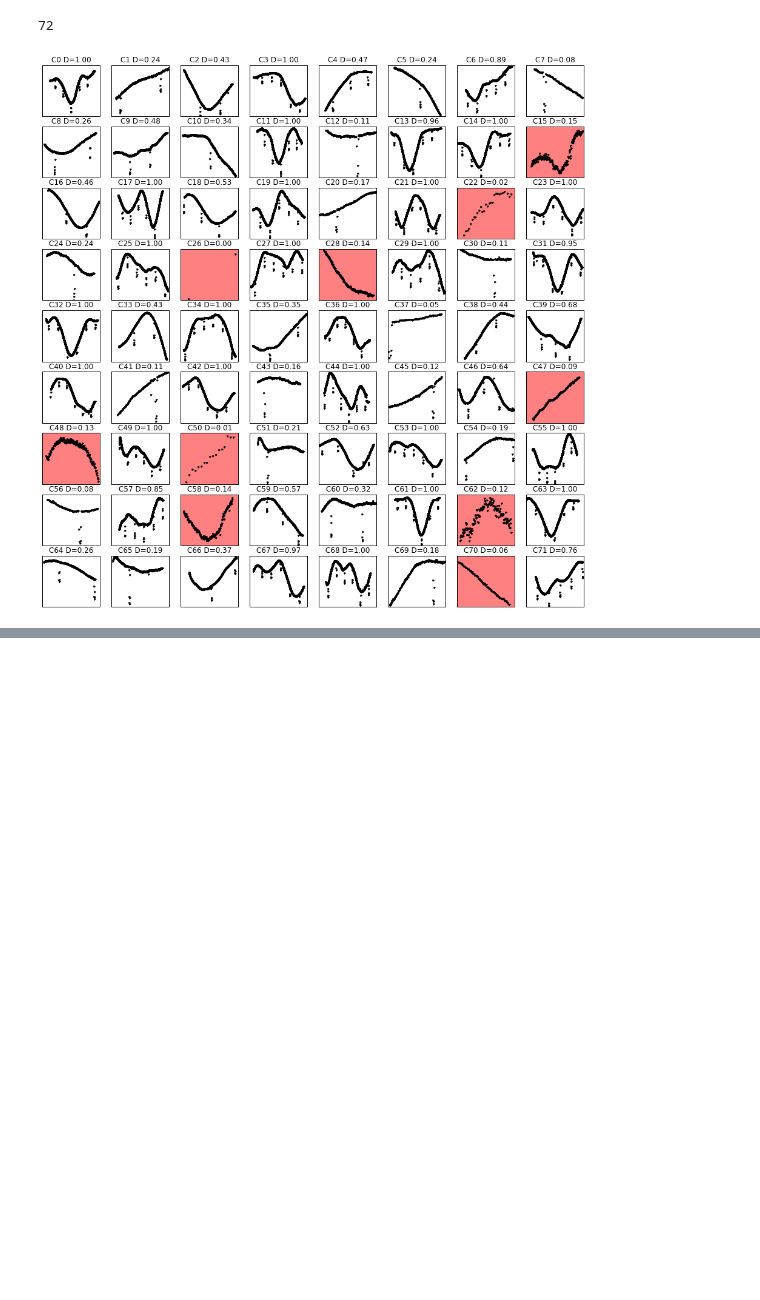
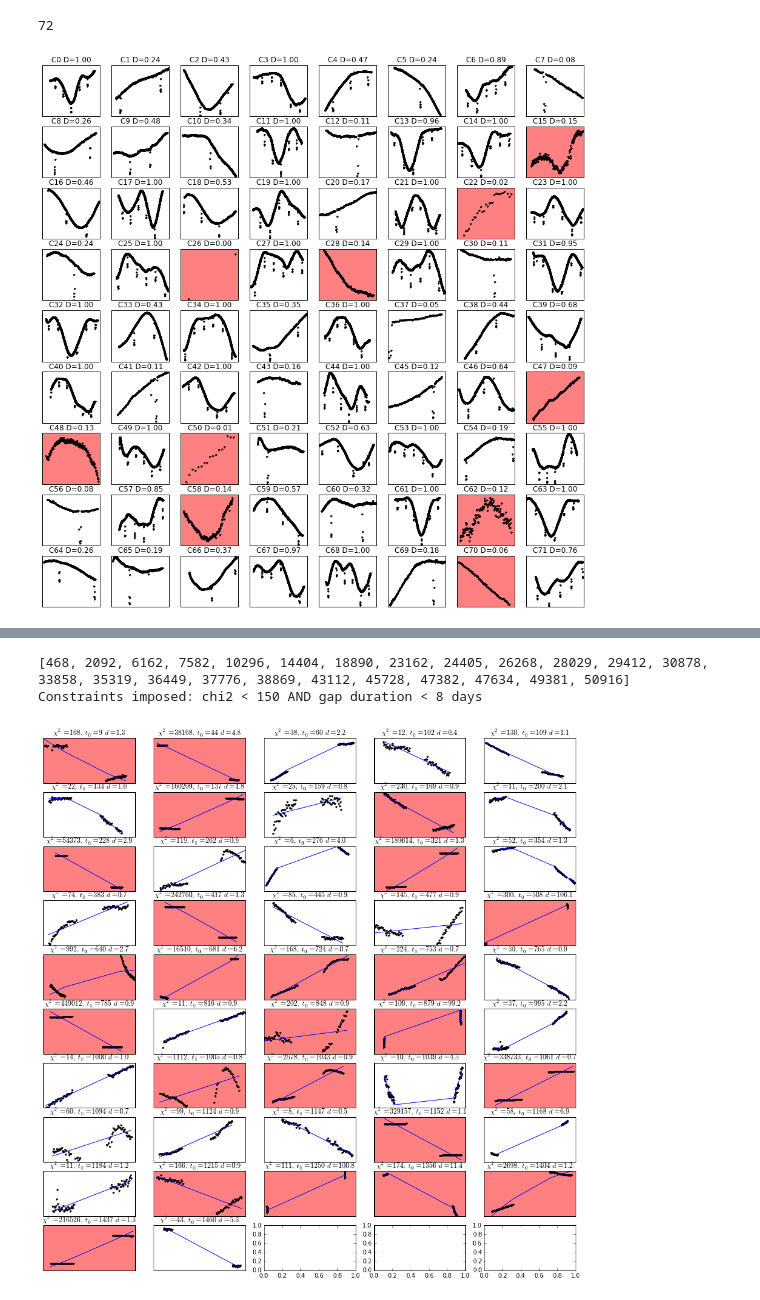
Before and after one commit to bmorris3/hat-11, a Jupyter notebook: data/chunking.ipynb, the cells around one changed output, grey strips where cells are left out. Cells and saved outputs as stored; diff of their text form; code cells hidden in the pictures; blank space fills up the shorter version.

Commit message:
Splitting the Kepler lightcurve into chunks

```diff
--- a/data/chunking.ipynb
+++ b/data/chunking.ipynb
@@ -146,0 +150,76 @@ plt.show()
+# %%
+n_segments = 5
+ignore_last = 12
+sort_by_time = np.argsort(long_lc.times.jd)
+
+dt = np.diff(long_lc.times.jd[sort_by_time])
+two_hour_gaps = np.argwhere(dt > 4./24)
+gap_duration = dt[two_hour_gaps].T[0]
+gap_times = long_lc.times.jd[sort_by_time][two_hour_gaps].T[0]
+
+# Now that gap times are identified, mask out transits during fits!
+
+import warnings
+warnings.simplefilter('ignore', np.RankWarning)
+
+gap_chi2 = np.zeros_like(gap_times)
+n_points_near_gap = 70
+fit_order = 2
+t_fits = []
+f_fits = []
+model_fits = []
+for i, t_gap in enumerate(gap_times):
+    # Identify the index before the gap
+    gap_ind = np.argwhere(long_lc.times.jd[sort_by_time] == t_gap)[0]
+    # Identify the n_points_near_gap nearest to gap_ind
+    nearest_inds = gap_ind + np.arange(-n_points_near_gap/2, n_points_near_gap/2)
+    # Mask out the transits in the time range:
+    transit_model = generate_fiducial_model_lc_short(long_lc.times.jd[sort_by_time][nearest_inds],
+                                                     2454605.89167, 0.00348,
+                                                     0.1029, 0.295)
+    out_of_transit = np.argwhere(transit_model == 1).T[0]
+
+    t_fits.append(long_lc.times.jd[sort_by_time][nearest_inds][out_of_transit])
+    f_fits.append(long_lc.fluxes[sort_by_time][nearest_inds][out_of_transit])
+    pfit = np.polyfit(t_fits[i], f_fits[i], fit_order)
+    model_fits.append(np.polyval(pfit, t_fits[i]))
+    gap_chi2[i] = (np.sum((model_fits[i] - f_fits[i])**2 /
+                         long_lc.errors[sort_by_time][nearest_inds][out_of_transit]**2)
+                   / len(model_fits[i]))
+
+chi2_threshold = 150
+gap_dur_threshold = 8
+gap_times_significant = gap_times[(gap_chi2 > chi2_threshold) |
+                                  (gap_duration > gap_dur_threshold)]
+sorted_gap_inds = [np.argwhere(long_lc.times.jd[sort_by_time] == gts)[0][0] for gts in gap_times_significant]
+print(sorted_gap_inds)
+####
+# Split times, fluxes into groups for plotting
+
+s_times = np.split(long_lc.times.jd[sort_by_time][:-ignore_last], 5)
+s_fluxes = np.split(long_lc.fluxes[sort_by_time][:-ignore_last], 5)
+
+#plt.hist(gap_chi2, 20, range=[0, 0.1e7]);
+
+print("Constraints imposed: chi2 < {0} AND gap duration < {1} days"
+      .format(chi2_threshold, gap_dur_threshold))
+
+fig = plt.figure(figsize=(16, 16))
+gs = gridspec.GridSpec(10, 5)
+axes = [plt.subplot(gs_axis) for gs_axis in gs]
+
+for i, t, f, m, g_chi2, g_dur in zip(range(len(gap_chi2)), t_fits, f_fits, model_fits, gap_chi2, gap_duration):
+    ratio_of_chi2 = (gap_chi2[i] - np.min(gap_chi2))/np.max(gap_chi2)
+    axes[i].plot(t, f, 'k.')
+    axes[i].plot(t, m, 'b')
+    axes[i].set(yticks=[], xticks=[],
+                title=('$\\chi^2 = {0:0.0f}, \\,t_0={1:.0f} \\,d={2:.1f}$'
+                       .format(gap_chi2[i], t[0]-s_times[0][0], gap_duration[i])),
+                axis_bgcolor='w' if (g_chi2 < chi2_threshold and
+                                     g_dur < gap_dur_threshold) else '#FF8080')
+                #axis_bgcolor=plt.cm.Reds(ratio_of_chi2))
+plt.show()
+# %% [output]
+[468, 2092, 6162, 7582, 10296, 14404, 18890, 23162, 24405, 26268, 28029, 29412, 30878, 33858, 35319, 36449, 37776, 38869, 43112, 45728, 47382, 47634, 49381, 50916]
+Constraints imposed: chi2 < 150 AND gap duration < 8 days
+[figure, added]
```
Also changed, not shown: parts of 5 cells of this notebook, 1 other file.
